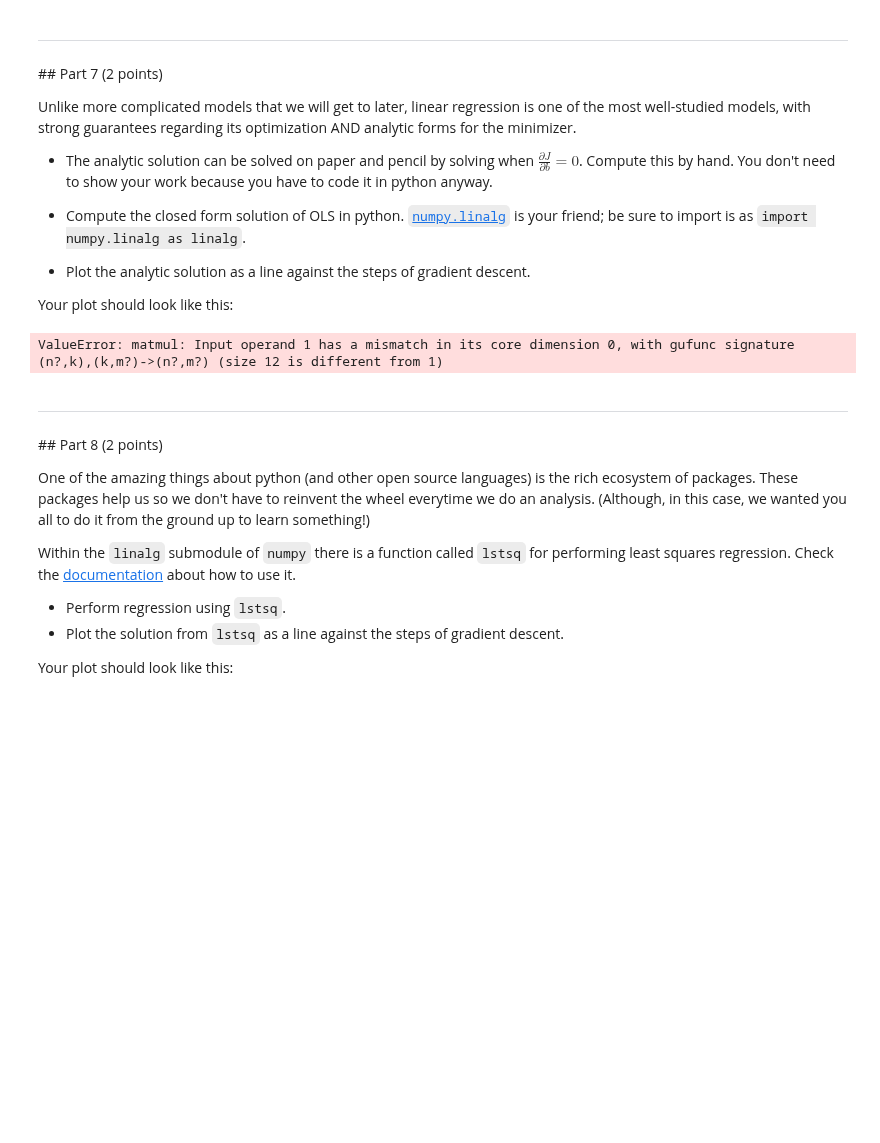
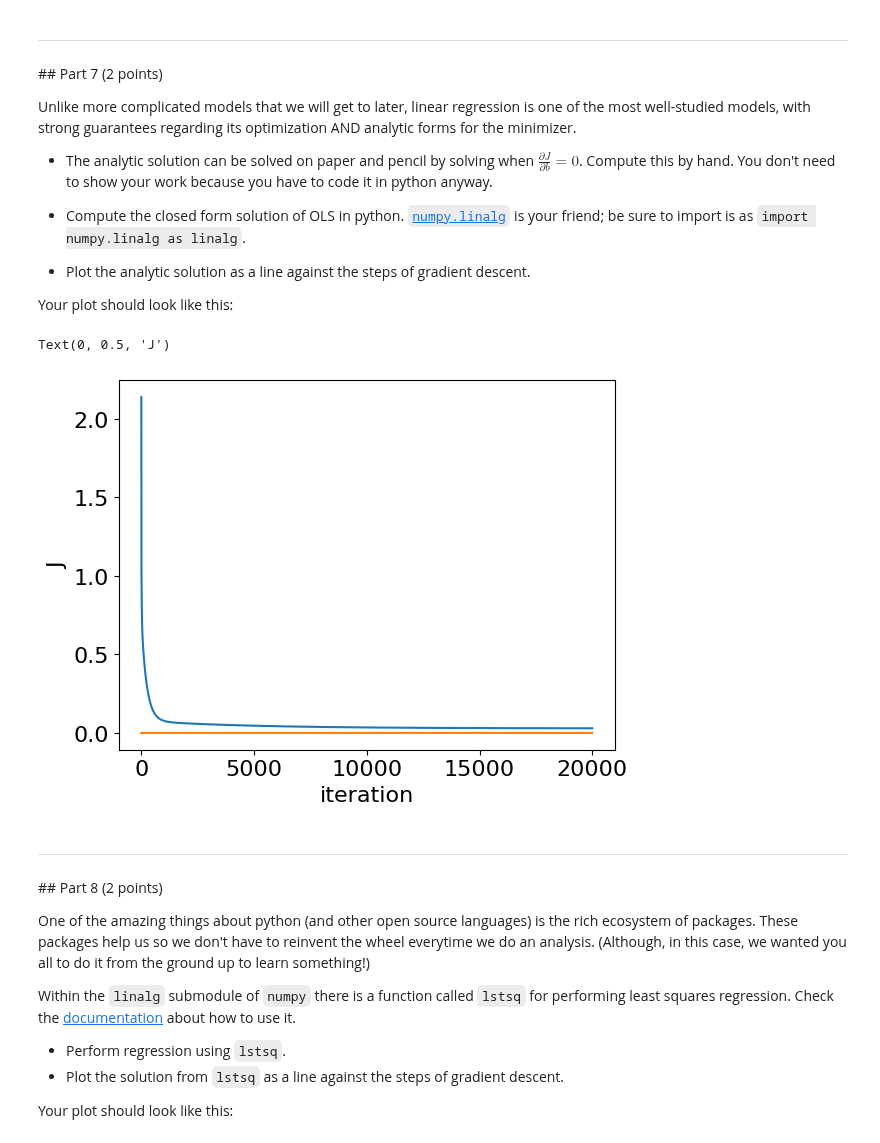
Before and after one commit to Urvi-M/BE559, a Jupyter notebook: Homework2_part1_v2.ipynb, the cells around one changed output. Cells and saved outputs as stored; diff of their text form; code cells hidden in the pictures; blank space fills up the shorter version.

```diff
--- a/Homework2_part1_v2.ipynb
+++ b/Homework2_part1_v2.ipynb
@@ -261,22 +258,21 @@ Your plot should look like this:
 # %%
 import numpy.linalg as linalg
 
 def ols(x, t):
     X = poly(x,n)
-    # X = np.array(X[:-1]).T  # Using n-1 order polynomials
-    # b = np.dot(np.dot(np.linalg.inv(np.dot(X.T, X)), X.T), t)
-    Xty= t @ np.transpose(poly(x,n))
+    Xty= t @ np.transpose(X)
     np.shape(Xty)
     A = Xty@(np.linalg.inv(X@ np.transpose(X)))
     return A
 
 result = [ols(x,t)]*len(steps)
 plt.plot(steps,J)
-plt.plot(steps,result)
+plt.plot(steps,np.array(result)[:,6]*0)
 plt.xlabel('iteration')
 plt.ylabel('J')
 # %% [output]
-ValueError: matmul: Input operand 1 has a mismatch in its core dimension 0, with gufunc signature (n?,k),(k,m?)->(n?,m?) (size 12 is different from 1)
+Text(0, 0.5, 'J')
+[figure, added]
 # %% [markdown]
 ---
 ## Part 8 (2 points)
```
Also changed, not shown: parts of 4 cells of this notebook.
